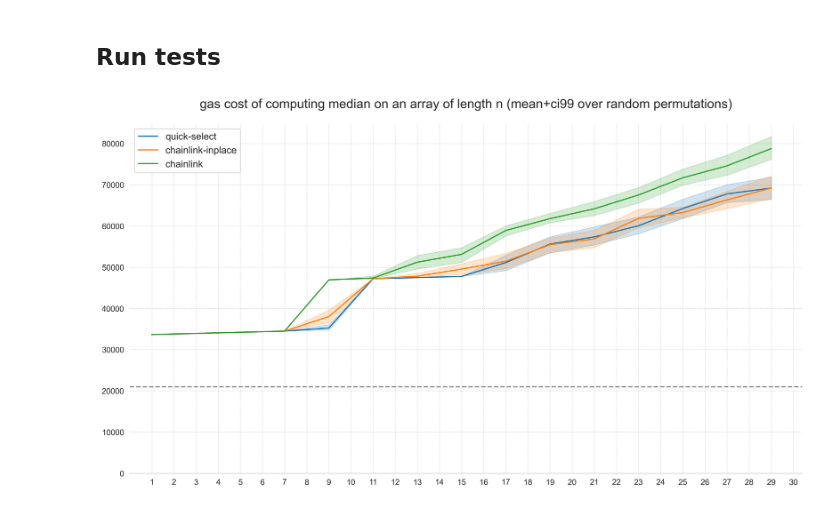
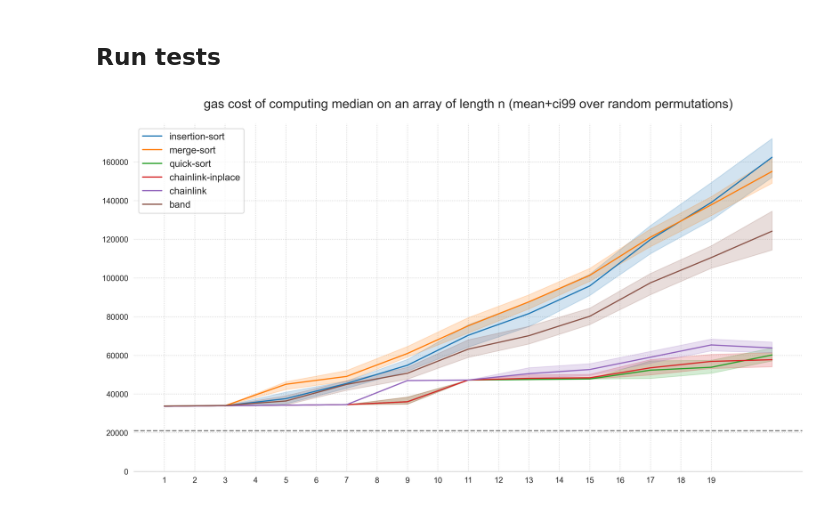
Before and after one commit to sassmilic/Median-Solidity-Analysis, a Jupyter notebook: analysis notebook.ipynb, the cells around one changed output. Drawn from its saved outputs; the diff is of its cells as text; code cells hidden in the pictures.

```diff
--- a/analysis notebook.ipynb
+++ b/analysis notebook.ipynb
@@ -103,23 +57,27 @@ def _insert(df, row):
     else:
         df.loc[insert_loc + 1] = row
 
-NPERMS = 50
+NPERMS = 20
+MAX_ARRAY_SIZE = 20
 
-for n in tqdm(range(1, 30, 2)):
+# test only odd-length arrays
+# reason: even-length is more compute intensive,
+#         but no more secure against malicious actors
+for n in tqdm(range(1, MAX_ARRAY_SIZE + 2, 2)):
 
     arr = list(range(10, 10 * n + 1, 10))
+
     for r in range(NPERMS):
 
-        assert len(arr) == n
+        assert len(arr) == n, print(len(arr), n)
         random.shuffle(arr)
 
         arr_str = _arr_to_str(arr)
 
         for (typ, fn) in [
-            #('insertion-sort', insertsort.functions.compute),
-            #('merge-sort', mergesort.functions.compute),
-            #('quick-sort', quickselect.functions.computeAndSort),
-            ('quick-select', quickselect.functions.median),
+            ('insertion-sort', insertsort.functions.compute),
+            ('merge-sort', mergesort.functions.compute),
+            ('quick-sort', quickselect.functions.median),
             #('quick-select-pivot', quickselect.functions.medianWithPivot),
             ('chainlink-inplace', chainlink.functions.calculateInplace),
             ('chainlink', chainlink.functions.calculate),
@@ -155,7 +113,7 @@ coolors = ["ff595e","ffca3a","8ac926","1982c4","6a4c93"]
 colors = ['#' + c for c in coolors]
 palette5 = sns.color_palette(colors)
 # %%
-# first, make sure testing on same arrays
+# first: make sure testing on same arrays
 #'''
 test_arrs = set()
 for typ in df.type.unique():
@@ -167,33 +125,34 @@ for typ in df.type.unique():
 
 plt.figure(figsize=(15,8), dpi=300)
 
 #g = sns.lineplot(data=df[df.arr.isin(test_arrs)], x="length", y="gas_cost", hue="type", ci=99)#, palette=palette5);
-g = sns.lineplot(data=df[df.type != 'band'], x="length", y="gas_cost", hue="type", ci=99)#, palette=palette5);
+#g = sns.lineplot(data=df[df.type != 'band'], x="length", y="gas_cost", hue="type", ci=99)#, palette=palette5);
+g = sns.lineplot(data=df, x="length", y="gas_cost", hue="type", ci=99)#, palette=palette5);
 
 # mark minimum gas for any txn
 plt.axhline(21_000, ls='--', color='grey');
 
 
 ### aesthetics ###
 
 sns.set_style(
     "whitegrid", {
         'grid.linestyle': ':'
 })
 
 plt.xlim(0,);
 plt.ylim(0,);
 
 g.set_title(
     'gas cost of computing median on an array of length n (mean+ci99 over random permutations)',
     size=16, pad=20
 )
 g.set_xlabel('', size=12)
-g.set_xticks(list(range(1, 31)))
+g.set_xticks(list(range(1, MAX_ARRAY_SIZE)))
 g.set_ylabel('')
 plt.legend(fontsize=12)
 g.tick_params(labelsize=10)
 
 sns.despine(left=True);
 # %% [output]
-[figure, old version]
+[figure, new version]
```
Also changed, not shown: parts of 11 cells of this notebook, 2 other files.
